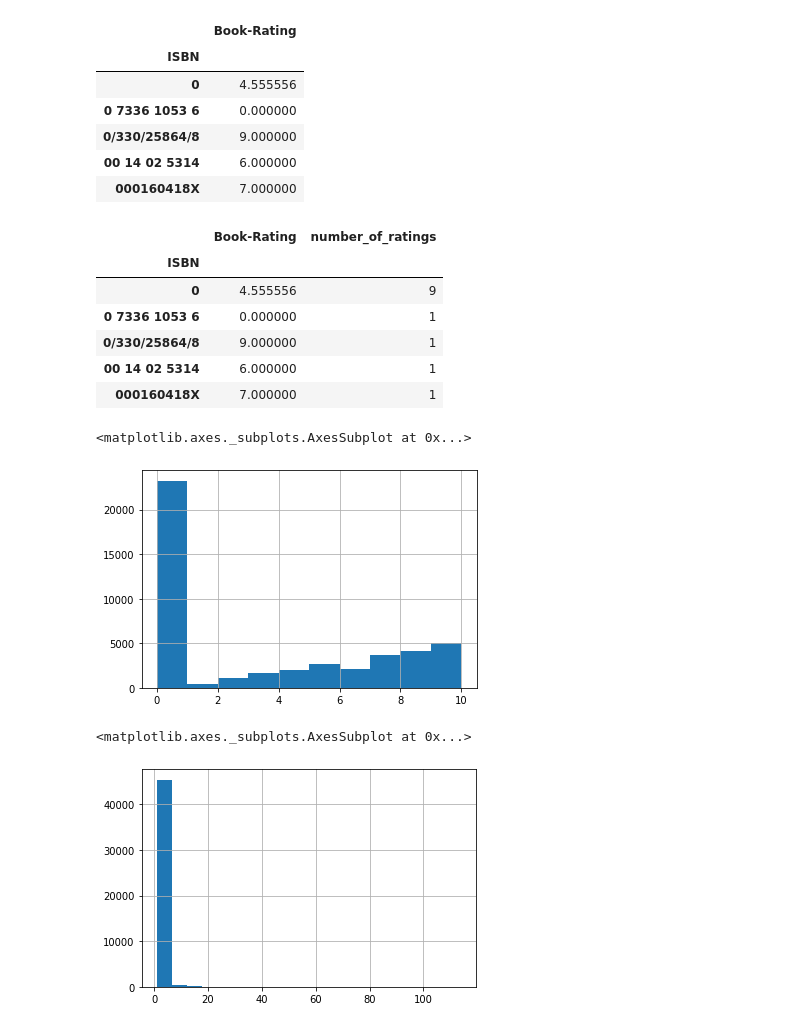
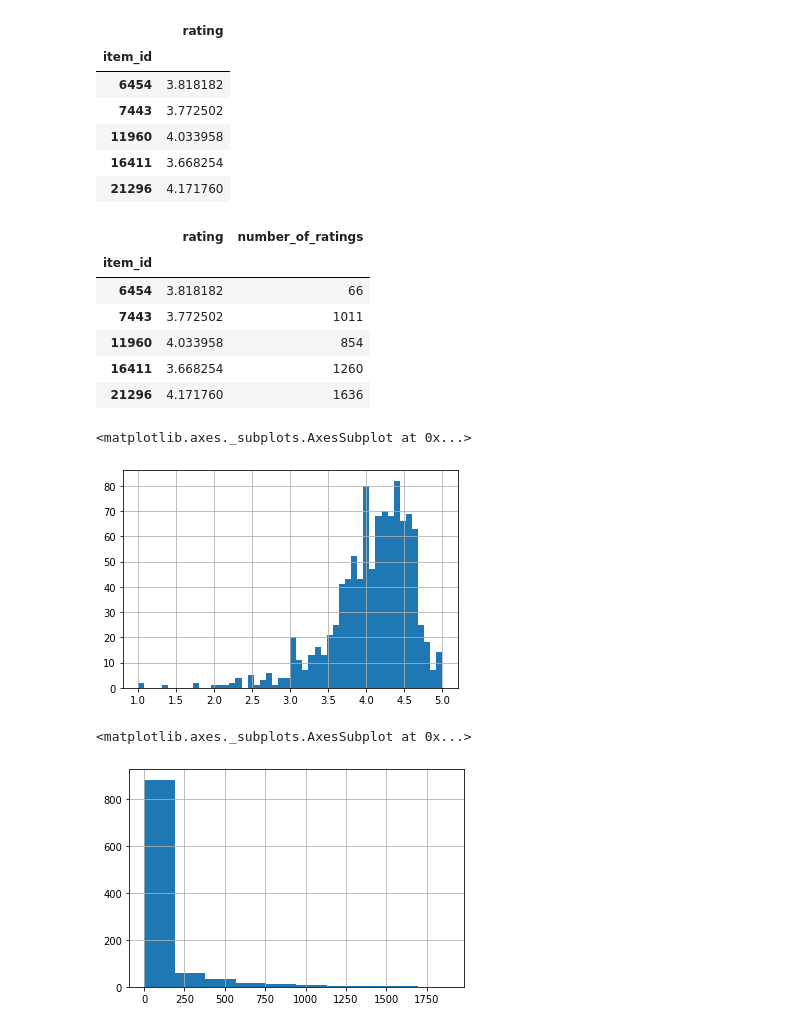
Before and after one commit to salma71/MSDS_SU2020, a Jupyter notebook: Recommender_system612/week_1/Basic_recommender_1.ipynb, the cells around one changed output. Cells and saved outputs as stored; diff of their text form; code cells hidden in the pictures.

Commit message:
use movie dataset, add movie title to moie rating

```diff
--- a/Recommender_system612/week_1/Basic_recommender_1.ipynb
+++ b/Recommender_system612/week_1/Basic_recommender_1.ipynb
@@ -14,0 +15,4 @@ display(df.head())
+# %%
+url_title = 'https://raw.githubusercontent.com/salma71/MSDS_SU2020/master/Recommender_system612/week_1/movies.csv'
+title = pd.read_csv(url_title)
+display(title.head())
@@ -14,0 +26,3 @@ display(df.head())
+# %%
+df = pd.merge(movie, title, on='movieId')
+df.head()
@@ -15,36 +44,36 @@ display(df.head())
 # %%
-ratings = pd.DataFrame(df.groupby('ISBN')['Book-Rating'].mean())
+ratings = pd.DataFrame(df.groupby('item_id')['rating'].mean())
 display(ratings.head())
 # %% [output]
-|  | Book-Rating |
-| ISBN |  |
-| 0 | 4.555556 |
-| 0 7336 1053 6 | 0.000000 |
-| 0/330/25864/8 | 9.000000 |
-| 00 14 02 5314 | 6.000000 |
-| 000160418X | 7.000000 |
+|  | rating |
+| item_id |  |
+| 6454 | 3.818182 |
+| 7443 | 3.772502 |
+| 11960 | 4.033958 |
+| 16411 | 3.668254 |
+| 21296 | 4.171760 |
 # %%
-ratings['number_of_ratings'] = df.groupby('ISBN')['Book-Rating'].count()
+ratings['number_of_ratings'] = df.groupby('item_id')['rating'].count()
 ratings.head()
 # %% [output]
-|  | Book-Rating | number_of_ratings |
-| ISBN |  |  |
-| 0 | 4.555556 | 9 |
-| 0 7336 1053 6 | 0.000000 | 1 |
-| 0/330/25864/8 | 9.000000 | 1 |
-| 00 14 02 5314 | 6.000000 | 1 |
-| 000160418X | 7.000000 | 1 |
+|  | rating | number_of_ratings |
+| item_id |  |  |
+| 6454 | 3.818182 | 66 |
+| 7443 | 3.772502 | 1011 |
+| 11960 | 4.033958 | 854 |
+| 16411 | 3.668254 | 1260 |
+| 21296 | 4.171760 | 1636 |
 # %%
 import matplotlib.pyplot as plt
 %matplotlib inline
-ratings['Book-Rating'].hist(bins=10)
+ratings['rating'].hist(bins=50)
 # %% [output]
 <matplotlib.axes._subplots.AxesSubplot at 0x...>
-[figure, old version]
+[figure, new version]
 # %%
-ratings['number_of_ratings'].hist(bins=20)
+ratings['number_of_ratings'].hist(bins=10)
 # %% [output]
 <matplotlib.axes._subplots.AxesSubplot at 0x...>
-[figure, old version]
+[figure, new version]
 # %%
 import seaborn as sns
```
Also changed, not shown: parts of 9 cells of this notebook.
